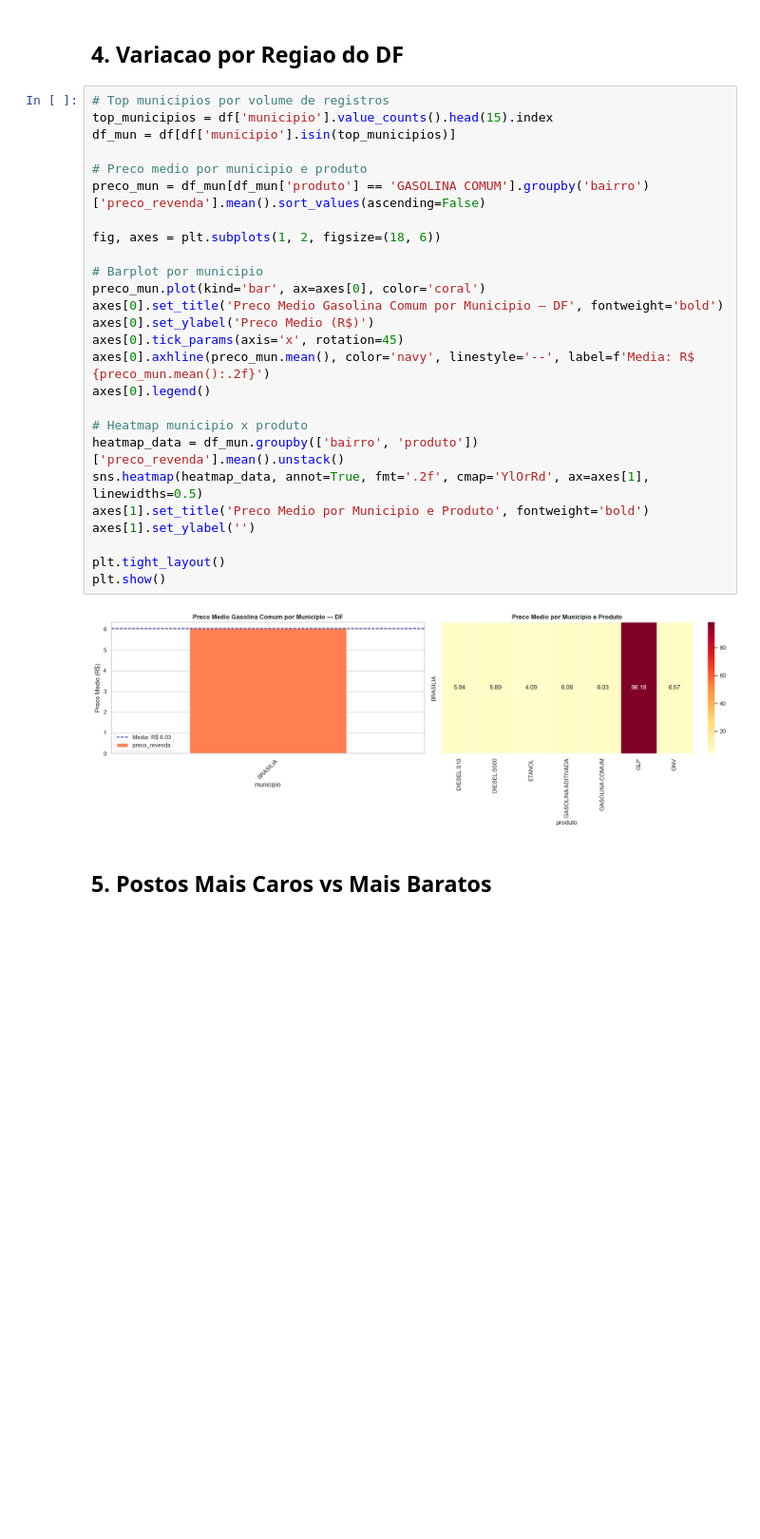
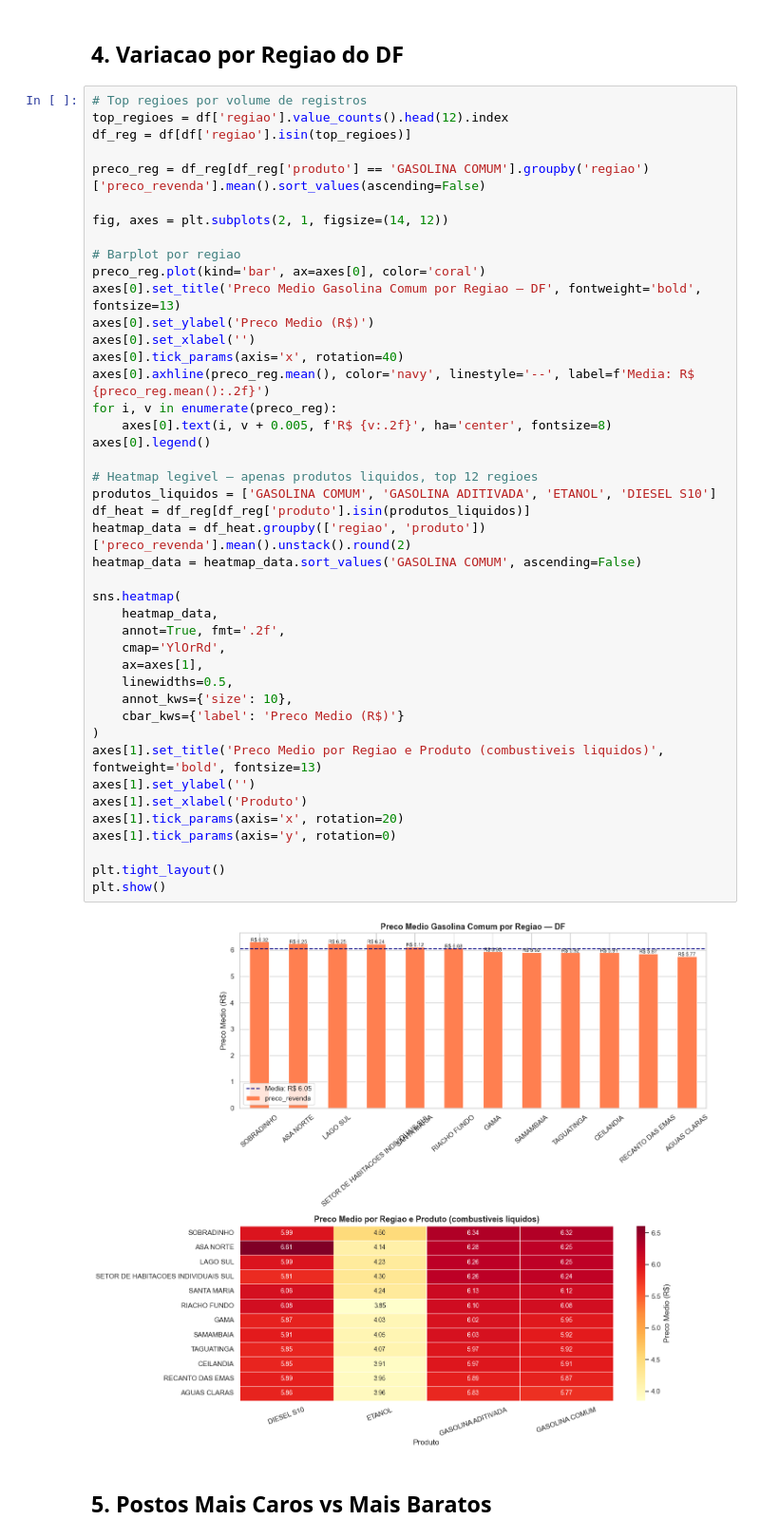
Before and after one commit to Zanderzin/Gasapp, a Jupyter notebook: notebooks/01_eda/exploratory_analysis.ipynb, the cells around one changed output. Shown at 95% size. Drawn from its saved outputs; the diff is of its cells as text; blank space fills up the shorter version.

```diff
--- a/notebooks/01_eda/exploratory_analysis.ipynb
+++ b/notebooks/01_eda/exploratory_analysis.ipynb
@@ -154,33 +158,50 @@ plt.show()
 # %% [markdown]
 ## 4. Variacao por Regiao do DF
 # %%
-# Top municipios por volume de registros
-top_municipios = df['municipio'].value_counts().head(15).index
-df_mun = df[df['municipio'].isin(top_municipios)]
+# Top regioes por volume de registros
+top_regioes = df['regiao'].value_counts().head(12).index
+df_reg = df[df['regiao'].isin(top_regioes)]
 
-# Preco medio por municipio e produto
-preco_mun = df_mun[df_mun['produto'] == 'GASOLINA COMUM'].groupby('bairro')['preco_revenda'].mean().sort_values(ascending=False)
+preco_reg = df_reg[df_reg['produto'] == 'GASOLINA COMUM'].groupby('regiao')['preco_revenda'].mean().sort_values(ascending=False)
 
-fig, axes = plt.subplots(1, 2, figsize=(18, 6))
+fig, axes = plt.subplots(2, 1, figsize=(14, 12))
 
-# Barplot por municipio
-preco_mun.plot(kind='bar', ax=axes[0], color='coral')
-axes[0].set_title('Preco Medio Gasolina Comum por Municipio — DF', fontweight='bold')
+# Barplot por regiao
+preco_reg.plot(kind='bar', ax=axes[0], color='coral')
+axes[0].set_title('Preco Medio Gasolina Comum por Regiao — DF', fontweight='bold', fontsize=13)
 axes[0].set_ylabel('Preco Medio (R$)')
-axes[0].tick_params(axis='x', rotation=45)
-axes[0].axhline(preco_mun.mean(), color='navy', linestyle='--', label=f'Media: R$ {preco_mun.mean():.2f}')
+axes[0].set_xlabel('')
+axes[0].tick_params(axis='x', rotation=40)
+axes[0].axhline(preco_reg.mean(), color='navy', linestyle='--', label=f'Media: R$ {preco_reg.mean():.2f}')
+for i, v in enumerate(preco_reg):
+    axes[0].text(i, v + 0.005, f'R$ {v:.2f}', ha='center', fontsize=8)
 axes[0].legend()
 
-# Heatmap municipio x produto
-heatmap_data = df_mun.groupby(['bairro', 'produto'])['preco_revenda'].mean().unstack()
-sns.heatmap(heatmap_data, annot=True, fmt='.2f', cmap='YlOrRd', ax=axes[1], linewidths=0.5)
-axes[1].set_title('Preco Medio por Municipio e Produto', fontweight='bold')
+# Heatmap legivel — apenas produtos liquidos, top 12 regioes
+produtos_liquidos = ['GASOLINA COMUM', 'GASOLINA ADITIVADA', 'ETANOL', 'DIESEL S10']
+df_heat = df_reg[df_reg['produto'].isin(produtos_liquidos)]
+heatmap_data = df_heat.groupby(['regiao', 'produto'])['preco_revenda'].mean().unstack().round(2)
+heatmap_data = heatmap_data.sort_values('GASOLINA COMUM', ascending=False)
+
+sns.heatmap(
+    heatmap_data,
+    annot=True, fmt='.2f',
+    cmap='YlOrRd',
+    ax=axes[1],
+    linewidths=0.5,
+    annot_kws={'size': 10},
+    cbar_kws={'label': 'Preco Medio (R$)'}
+)
+axes[1].set_title('Preco Medio por Regiao e Produto (combustiveis liquidos)', fontweight='bold', fontsize=13)
 axes[1].set_ylabel('')
+axes[1].set_xlabel('Produto')
+axes[1].tick_params(axis='x', rotation=20)
+axes[1].tick_params(axis='y', rotation=0)
 
 plt.tight_layout()
 plt.show()
 # %% [output]
-[figure, old version]
+[figure, new version]
 # %% [markdown]
 ## 5. Postos Mais Caros vs Mais Baratos
 # %%
```
Also changed, not shown: parts of 7 cells of this notebook, 1 other file.
